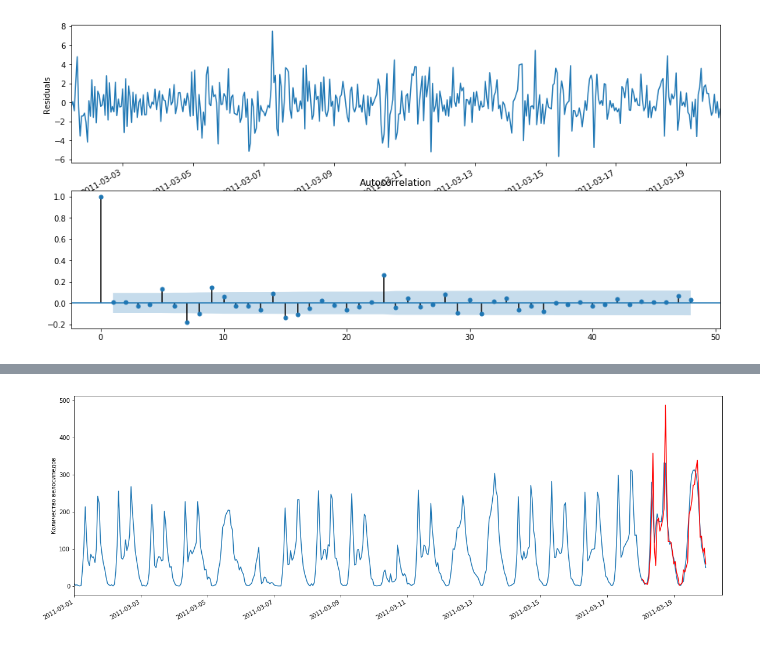
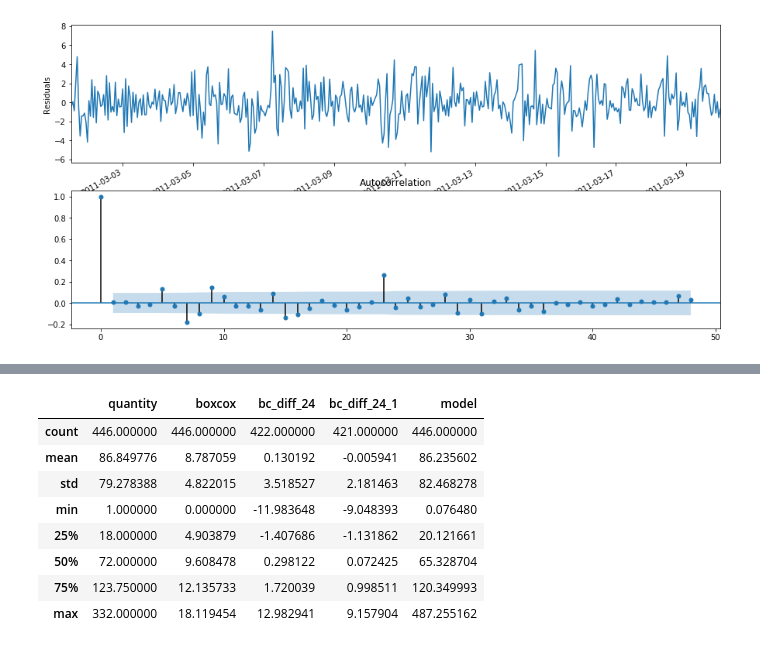
Before and after one commit to chorus12/TimeSeriesWorkshop, a Jupyter notebook: notebooks/Anton_full_stack.ipynb, the cells around one changed output, grey strips where cells are left out. Saved outputs shown, nothing was run; the diff lists cells and outputs as text; code cells hidden in the pictures.

Commit message:
fix an error in Anton and Tagibek notebook with future prediction

```diff
--- a/notebooks/Anton_full_stack.ipynb
+++ b/notebooks/Anton_full_stack.ipynb
@@ -271,20 +280,19 @@ pylab.show()
+# %%
+newdata_march.describe()
+# %% [output]
+|  | quantity | boxcox | bc_diff_24 | bc_diff_24_1 | model |
+| count | 446.000000 | 446.000000 | 422.000000 | 421.000000 | 446.000000 |
+| mean | 86.849776 | 8.787059 | 0.130192 | -0.005941 | 86.235602 |
+| std | 79.278388 | 4.822015 | 3.518527 | 2.181463 | 82.468278 |
+| min | 1.000000 | 0.000000 | -11.983648 | -9.048393 | 0.076480 |
+| 25% | 18.000000 | 4.903879 | -1.407686 | -1.131862 | 20.121661 |
+| 50% | 72.000000 | 9.608478 | 0.298122 | 0.072425 | 65.328704 |
+| 75% | 123.750000 | 12.135733 | 1.720039 | 0.998511 | 120.349993 |
+| max | 332.000000 | 18.119454 | 12.982941 | 9.157904 | 487.255162 |
 # %%
 # строим прогноз
 newdata_march2=newdata_march[['quantity']]
 # тут выбираем момент начала прогноза
-date_list = [datetime.datetime.strptime("2011-03-20","%Y-%m-%d")+relativedelta(hour=x) for x in range(0,12)]
+date_list = [datetime.datetime.strptime("2011-03-20","%Y-%m-%d")+relativedelta(hour=x) for x in range(0,24)]
 
 future = pd.DataFrame(index=date_list, columns=newdata_march2.columns)
-newdata_march2 = pd.concat([newdata_march2,future])
-
-#  первый вариант строит, а второй нет
-newdata_march2['forecast']= invboxcox(best_model.predict(start=400, end=445), lmbda)
-#newdata_march2['forecast'] = invboxcox(best_model.predict (start=400, end=500), lmbda)
-
-plt.figure(figsize(20,7))
-newdata_march2.quantity.plot()
-newdata_march2.forecast.plot(color='r')
-plt.ylabel('Количество велосипедов')
-pylab.show()
-# %% [output]
-[figure, removed]
```
Also changed, not shown: parts of 15 cells of this notebook.
